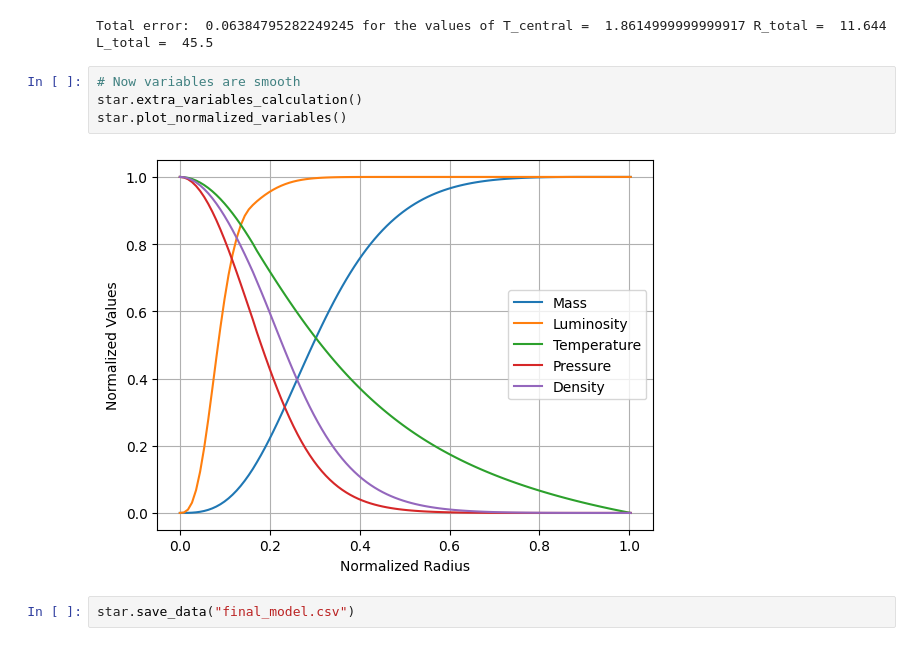
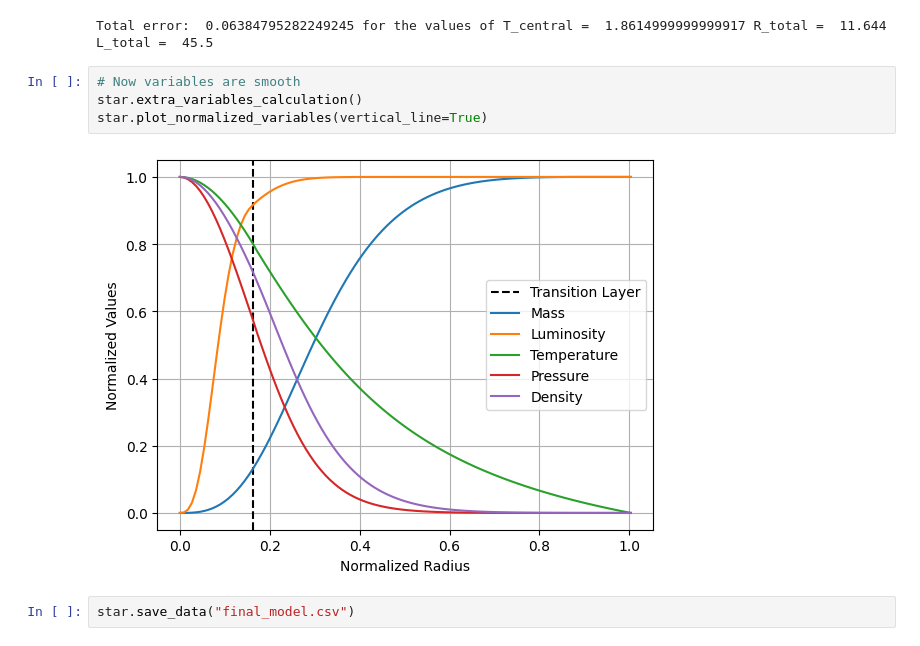
Before and after one commit to jcarreir/Stellar-interior-model, a Jupyter notebook: model.ipynb, the cells around one changed output. Saved outputs shown, nothing was run; the diff lists cells and outputs as text.

```diff
--- a/model.ipynb
+++ b/model.ipynb
@@ -212,9 +211,9 @@ Total error:  0.06384795282249245 for the values of T_central =  1.8614999999999
 # %%
 # Now variables are smooth
 star.extra_variables_calculation()
-star.plot_normalized_variables()
+star.plot_normalized_variables(vertical_line=True)
 # %% [output]
-[figure, old version]
+[figure, new version]
 # %%
 star.save_data("final_model.csv")
 # %%
```
Also changed, not shown: parts of 3 cells of this notebook, 3 other files.
